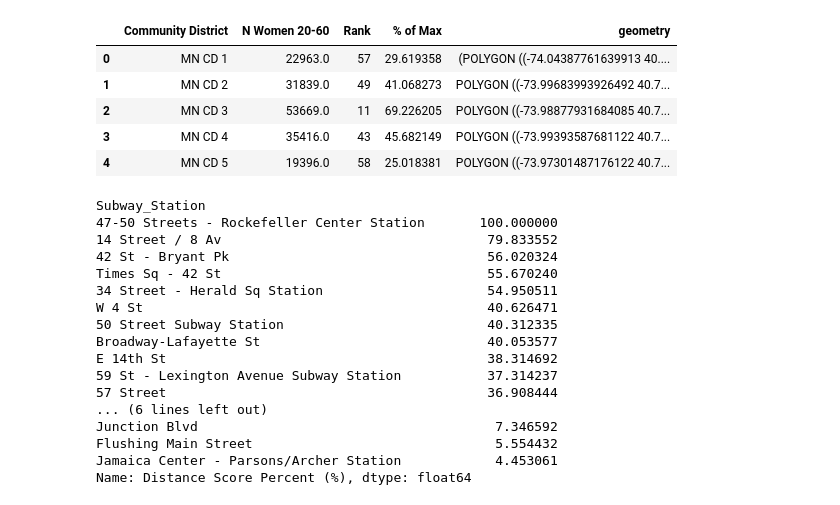
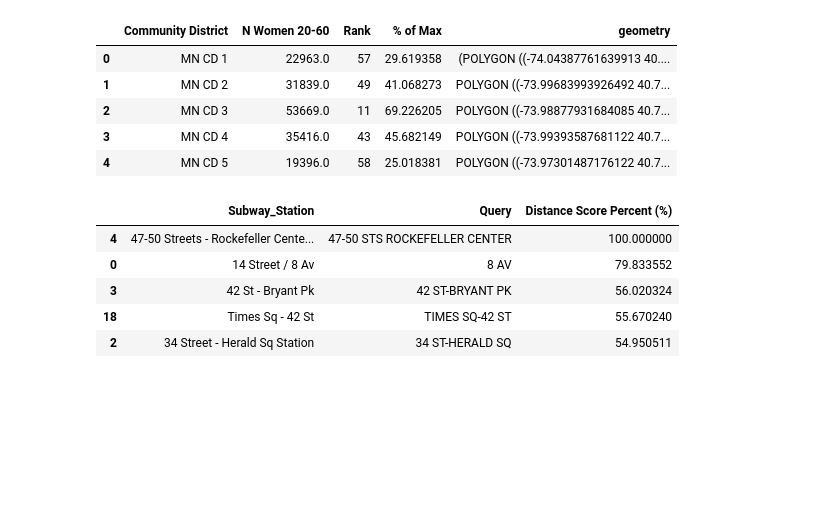
Before and after one commit to nalehc/gala_flyer_locations, a Jupyter notebook: Google_Places_Scraping_Alan.ipynb, the cells around one changed output. Drawn from its saved outputs; the diff is of its cells as text; code cells hidden in the pictures; blank space fills up the shorter version.

```diff
--- a/Google_Places_Scraping_Alan.ipynb
+++ b/Google_Places_Scraping_Alan.ipynb
@@ -245,7 +229,7 @@ create_subway_geojson(actual_subway_list, 'Starbucks', 6400, 300, outputfile_nam
 GeoJSON Created
 # %%
 test_gdf = gpd.read_file(outputfile_name)
-test_gdf = test_gpd.set_geometry('geometry')
+test_gdf = test_gdf.set_geometry('geometry')
 stations_plot(test_gdf, file2, img_size = (20,10), zoom = True)
 # %% [output]
 <matplotlib.axes._subplots.AxesSubplot at 0x...>
@@ -347,12 +331,14 @@ def companies_score(np_df, comp_df, keyword):
     stations_df = stations_df.rename(columns = {'Area': 'Subway_Station', 'Latitude': 'Subway_Lat', 'Longitude': 'Subway_Lng'})
     stations_df['Merge'] = 1
 
+
     comp_df['Merge'] = 1
     merged_tech_df = stations_df.merge(comp_df, how = 'outer', left_on = 'Merge', right_on = 'Merge')
     merged_tech_df = merged_tech_df.drop(axis = 1, labels = ['Merge'])
     merged_tech_df['Distance_Company (1/mi)'] = [np.reciprocal(geopy.distance.distance((merged_tech_df['Subway_Lat'].iloc[i], merged_tech_df['Subway_Lng'].iloc[i]),
                                             (merged_tech_df['latitude'].iloc[i], merged_tech_df['longitude'].iloc[i])).miles) \
                                       for i in range(0, len(merged_tech_df))]
-    summ_tech_df = merged_tech_df.groupby('Subway_Station').sum()
+    summ_tech_df = merged_tech_df.groupby(by = ['Subway_Station', 'Query'], as_index = False).sum()
+    summ_tech_df['Query'] = summ_tech_df['Query'].apply(lambda x: x.replace(' New York, NY', ''))
     summ_tech_df['Distance Score Percent (%)'] = summ_tech_df['Distance_Company (1/mi)'].apply(lambda x: (x / summ_tech_df['Distance_Company (1/mi)'].max()) * 100)
-    return summ_tech_df['Distance Score Percent (%)'].sort_values(ascending = False)
+    return summ_tech_df[['Subway_Station', 'Query', 'Distance Score Percent (%)']].sort_values(by = 'Distance Score Percent (%)', ascending = False)
@@ -359,22 +365,12 @@ def companies_score(np_df, comp_df, keyword):
 # %%
 companies_filename = 'companies.geojson'
 short_companies_df = gpd.read_file(companies_filename)
-companies_score(test_gdf, short_companies_df, 'Starbucks')
+companies_score_df = companies_score(test_gdf, short_companies_df, 'Starbucks')
+companies_score_df.head()
 # %% [output]
-Subway_Station
-47-50 Streets - Rockefeller Center Station       100.000000
-14 Street / 8 Av                                  79.833552
-42 St - Bryant Pk                                 56.020324
-Times Sq - 42 St                                  55.670240
-34 Street - Herald Sq Station                     54.950511
-W 4 St                                            40.626471
-50 Street Subway Station                          40.312335
-Broadway-Lafayette St                             40.053577
-E 14th St                                         38.314692
-59 St - Lexington Avenue Subway Station           37.314237
-57 Street                                         36.908444
-... (6 lines left out)
-Junction Blvd                                      7.346592
-Flushing Main Street                               5.554432
-Jamaica Center - Parsons/Archer Station            4.453061
-Name: Distance Score Percent (%), dtype: float64
+|  | Subway_Station | Query | Distance Score Percent (%) |
+| 4 | 47-50 Streets - Rockefeller Cente... | 47-50 STS ROCKEFELLER CENTER | 100.000000 |
+| 0 | 14 Street / 8 Av | 8 AV | 79.833552 |
+| 3 | 42 St - Bryant Pk | 42 ST-BRYANT PK | 56.020324 |
+| 18 | Times Sq - 42 St | TIMES SQ-42 ST | 55.670240 |
+| 2 | 34 Street - Herald Sq Station | 34 ST-HERALD SQ | 54.950511 |
```
Also changed, not shown: parts of 15 cells of this notebook.
